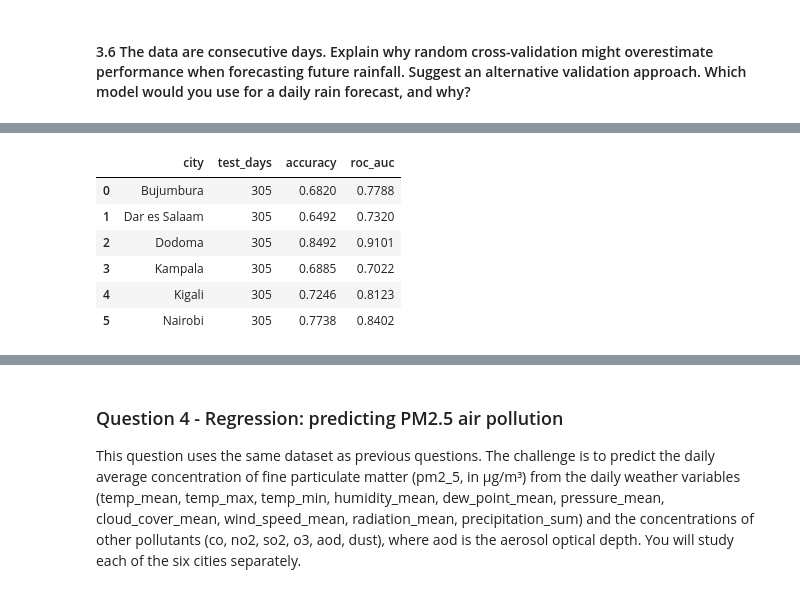
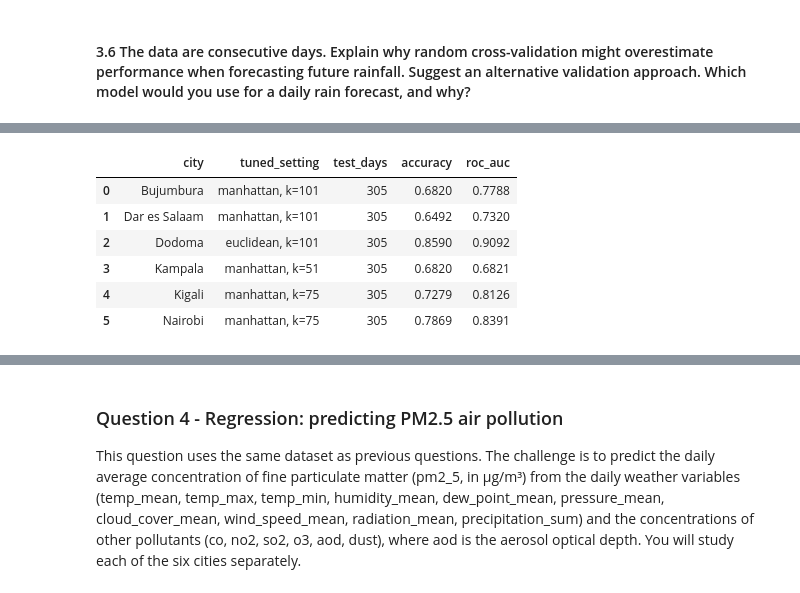
Before and after one commit to api-sage/diaml_projects, a Jupyter notebook: project6/pafolabi_DIAML_Assignment6.ipynb, the cells around one changed output, grey strips where cells are left out. Cells and saved outputs as stored; diff of their text form; code cells hidden in the pictures.

```diff
--- a/project6/pafolabi_DIAML_Assignment6.ipynb
+++ b/project6/pafolabi_DIAML_Assignment6.ipynb
@@ -640,34 +640,82 @@ The appropriate alternative is validation in temporal order. Observations within
 # %%
-# Recheck the three models with splits that respect time order
+# Temporal evaluation in which tuning is repeated inside each training window
 time_cv = TimeSeriesSplit(n_splits=5)
 pool_sorted = df.sort_values("date").reset_index(drop=True)
 X_time = pool_sorted[weather_vars]
-y_time = pool_sorted["rain_tomorrow"]
-time_models = {"Best KNN (Manhattan, k=101)": Pipeline([("scaler", StandardScaler()),
-                                                       ("model", KNeighborsClassifier(n_neighbors=101, metric="manhattan"))]),
-               "Final tree (depth 4)": DecisionTreeClassifier(max_depth=4, random_state=RANDOM_STATE),
-               "Logistic regression": Pipeline([("scaler", StandardScaler()),
-                                                ("model", LogisticRegression(max_iter=1000))])}
-time_rows = []
-for name, model in time_models.items():
-    scores = cross_validate(model, X_time, y_time, cv=time_cv, scoring=["accuracy", "roc_auc"])
-    time_rows.append({"model": name, "time_accuracy": scores["test_accuracy"].mean(),
-                      "time_roc_auc": scores["test_roc_auc"].mean()})
-display(pd.DataFrame(time_rows).round(4))
+y_time = pool_sorted["rain_tomorrow"].values
 
-# Hold out the last fifth of days in each city and I train only on the earlier days
+def tune_knn_temporal(X_tr, y_tr):
+    # The metric and neighbourhood size are chosen by inner temporal splits on the training window only
+    inner = TimeSeriesSplit(n_splits=3)
+    best = None
+    for metric in ["euclidean", "manhattan"]:
+        for k in [11, 31, 51, 75, 101]:
+            model = Pipeline([("scaler", StandardScaler()),
+                              ("model", KNeighborsClassifier(n_neighbors=k, metric=metric))])
+            auc = cross_validate(model, X_tr, y_tr, cv=inner, scoring="roc_auc")["test_score"].mean()
+            if best is None or auc > best[0]:
+                best = (auc, metric, k)
+    return best[1], best[2]
+
+def tune_tree_temporal(X_tr, y_tr):
+    # Tree depth is chosen by inner temporal splits on the training window only
+    inner = TimeSeriesSplit(n_splits=3)
+    best = None
+    for depth in [2, 3, 4, 5, 6]:
+        auc = cross_validate(DecisionTreeClassifier(max_depth=depth, random_state=RANDOM_STATE),
+                             X_tr, y_tr, cv=inner, scoring="roc_auc")["test_score"].mean()
+        if best is None or auc > best[0]:
+            best = (auc, depth)
+    return best[1]
+
+knn_folds, tree_folds, logreg_folds = [], [], []
+knn_settings, tree_settings = [], []
+for train_idx, test_idx in time_cv.split(X_time, y_time):
+    X_tr, X_te = X_time.iloc[train_idx], X_time.iloc[test_idx]
+    y_tr, y_te = y_time[train_idx], y_time[test_idx]
+    metric_best, k_best = tune_knn_temporal(X_tr, y_tr)
+    knn_settings.append(f"{metric_best}, k={k_best}")
+    knn_model = Pipeline([("scaler", StandardScaler()),
+                          ("model", KNeighborsClassifier(n_neighbors=k_best, metric=metric_best))])
+    knn_model.fit(X_tr, y_tr)
+    knn_folds.append((accuracy_score(y_te, knn_model.predict(X_te)),
+                      roc_auc_score(y_te, knn_model.predict_proba(X_te)[:, 1])))
+    depth_best = tune_tree_temporal(X_tr, y_tr)
+    tree_settings.append(f"depth={depth_best}")
+    tree_model = DecisionTreeClassifier(max_depth=depth_best, random_state=RANDOM_STATE)
+    tree_model.fit(X_tr, y_tr)
+    tree_folds.append((accuracy_score(y_te, tree_model.predict(X_te)),
+                       roc_auc_score(y_te, tree_model.predict_proba(X_te)[:, 1])))
+    logreg_model = Pipeline([("scaler", StandardScaler()),
+                             ("model", LogisticRegression(max_iter=1000))])
+    logreg_model.fit(X_tr, y_tr)
+    logreg_folds.append((accuracy_score(y_te, logreg_model.predict(X_te)),
+                         roc_auc_score(y_te, logreg_model.predict_proba(X_te)[:, 1])))
+
+time_table = pd.DataFrame([
+    {"model": "KNN (retuned per window)", "time_accuracy": np.mean([r[0] for r in knn_folds]),
+     "time_roc_auc": np.mean([r[1] for r in knn_folds]), "settings_by_fold": "; ".join(knn_settings)},
+    {"model": "Tree (retuned per window)", "time_accuracy": np.mean([r[0] for r in tree_folds]),
+     "time_roc_auc": np.mean([r[1] for r in tree_folds]), "settings_by_fold": "; ".join(tree_settings)},
+    {"model": "Logistic regression", "time_accuracy": np.mean([r[0] for r in logreg_folds]),
+     "time_roc_auc": np.mean([r[1] for r in logreg_folds]), "settings_by_fold": "none"}])
+display(time_table.round(4))
+
+# Terminal holdout per city, with tuning repeated inside each city training window
 holdout_rows = []
 for city in cities:
     sub = df[df["city"] == city].sort_values("date")
     cut = int(len(sub) * 0.8)
     train_part = sub.iloc[:cut]
     test_part = sub.iloc[cut:]
+    metric_best, k_best = tune_knn_temporal(train_part[weather_vars], train_part["rain_tomorrow"].values)
     scaler = StandardScaler().fit(train_part[weather_vars])
-    knn_hold = KNeighborsClassifier(n_neighbors=101, metric="manhattan")
+    knn_hold = KNeighborsClassifier(n_neighbors=k_best, metric=metric_best)
     knn_hold.fit(scaler.transform(train_part[weather_vars]), train_part["rain_tomorrow"])
     chances = knn_hold.predict_proba(scaler.transform(test_part[weather_vars]))[:, 1]
     calls = knn_hold.predict(scaler.transform(test_part[weather_vars]))
-    holdout_rows.append({"city": city, "test_days": len(test_part),
+    holdout_rows.append({"city": city, "tuned_setting": f"{metric_best}, k={k_best}",
+                         "test_days": len(test_part),
                          "accuracy": accuracy_score(test_part["rain_tomorrow"], calls),
                          "roc_auc": roc_auc_score(test_part["rain_tomorrow"], chances)})
 display(pd.DataFrame(holdout_rows).round(4))
@@ -679,8 +727,8 @@ display(pd.DataFrame(holdout_rows).round(4))
-|  | city | test_days | accuracy | roc_auc |
-| 0 | Bujumbura | 305 | 0.6820 | 0.7788 |
-| 1 | Dar es Salaam | 305 | 0.6492 | 0.7320 |
-| 2 | Dodoma | 305 | 0.8492 | 0.9101 |
-| 3 | Kampala | 305 | 0.6885 | 0.7022 |
-| 4 | Kigali | 305 | 0.7246 | 0.8123 |
-| 5 | Nairobi | 305 | 0.7738 | 0.8402 |
+|  | city | tuned_setting | test_days | accuracy | roc_auc |
+| 0 | Bujumbura | manhattan, k=101 | 305 | 0.6820 | 0.7788 |
+| 1 | Dar es Salaam | manhattan, k=101 | 305 | 0.6492 | 0.7320 |
+| 2 | Dodoma | euclidean, k=101 | 305 | 0.8590 | 0.9092 |
+| 3 | Kampala | manhattan, k=51 | 305 | 0.6820 | 0.6821 |
+| 4 | Kigali | manhattan, k=75 | 305 | 0.7279 | 0.8126 |
+| 5 | Nairobi | manhattan, k=75 | 305 | 0.7869 | 0.8391 |
 # %% [markdown]
```
Also changed, not shown: parts of 21 cells of this notebook.
